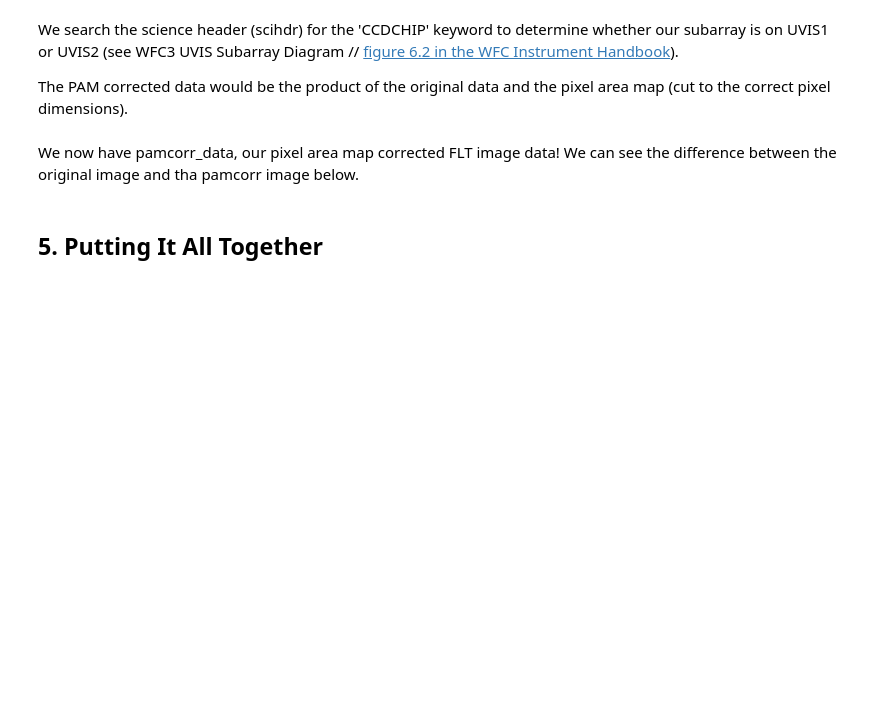
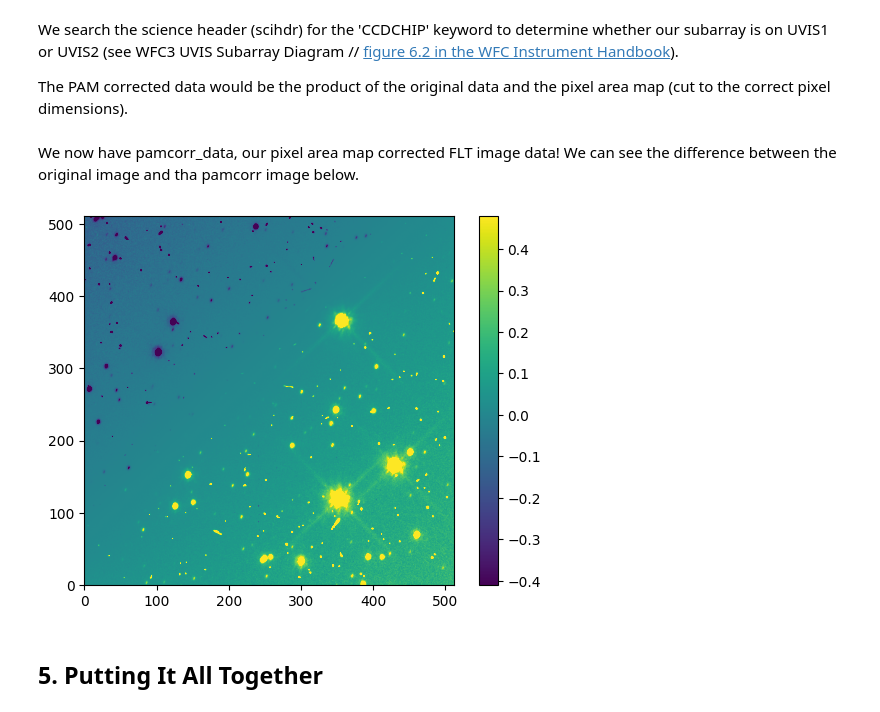
Before and after one commit to spacetelescope/WFC3Library, a Jupyter notebook: notebooks/uvis_pam_corrections/WFC3_UVIS_Pixel_Area_Map_Corrections_for_Subarrays.ipynb, the cells around one changed output. Cells and saved outputs as stored; diff of their text form; code cells hidden in the pictures; blank space fills up the shorter version.

```diff
--- a/notebooks/uvis_pam_corrections/WFC3_UVIS_Pixel_Area_Map_Corrections_for_Subarrays.ipynb
+++ b/notebooks/uvis_pam_corrections/WFC3_UVIS_Pixel_Area_Map_Corrections_for_Subarrays.ipynb
@@ -210,11 +277,14 @@ We now have pamcorr_data, our pixel area map corrected FLT image data! We can se
 # %%
 diff_data_512=(pamcorr_data_512-data_512)
 
 
 #We use zcale to find the min and max for plotting
 vmin_diff_512, vmax_diff_512 = zscale(diff_data_512)
 
 plt.imshow(diff_data_512,vmin=vmin_diff_512,vmax=vmax_diff_512, origin='lower')
+_=plt.colorbar()
+# %% [output]
+[figure, added]
 # %% [markdown]
 ## 5. Putting It All Together <a id="function"></a>
 # %% [markdown]
```
Also changed, not shown: parts of 18 cells of this notebook.
